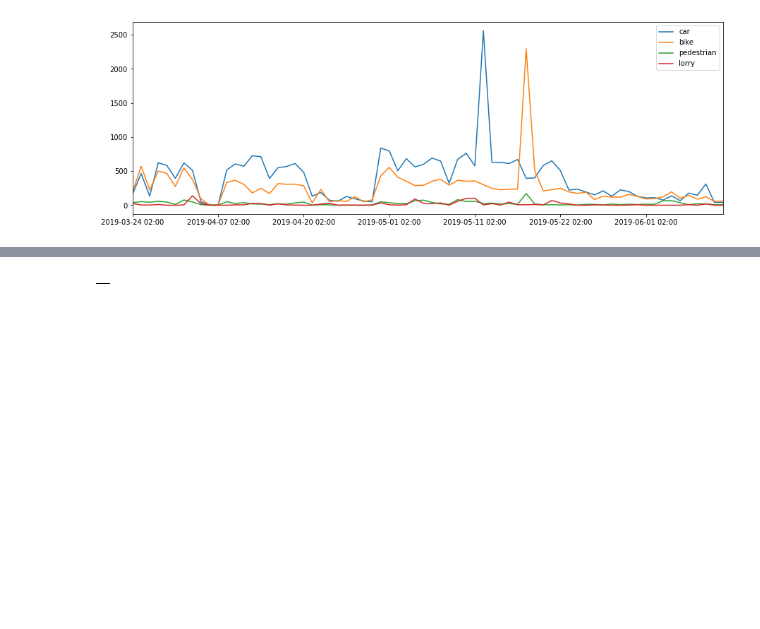
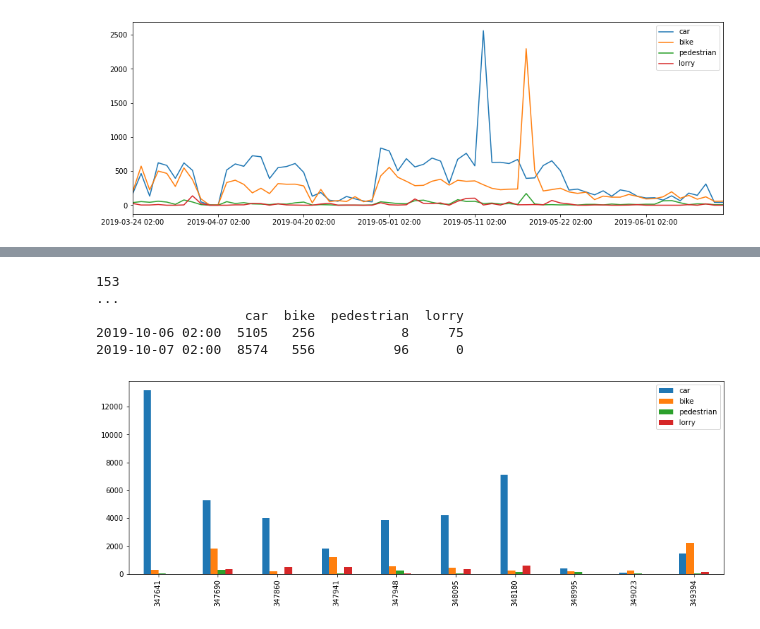
Before and after one commit to eoguzinci/KUL_Datathon_Laqua, a Jupyter notebook: Telraam/main.ipynb, the cells around one changed output, grey strips where cells are left out. Cells and saved outputs as stored; diff of their text form; code cells hidden in the pictures; blank space fills up the shorter version.

```diff
--- a/Telraam/main.ipynb
+++ b/Telraam/main.ipynb
@@ -261,20 +297,26 @@ dfsegment.plot(figsize=(15,5));
 # %%
 dfAllSegment = pd.DataFrame()
+print(len(LeuvenSegmentIDs))
 for x in LeuvenSegmentIDs:
     url = "https://telraam-api.net/v0/reports/" + str(x)
-    param = "{\n    \"time_start\": \"2019-05-17 00:01\",\n    \"time_end\": \"2019-05-18 23:59\",\n    \"level\": \"segments\",\n    \"format\": \"per-day\"\n}"
+    param = "{\n    \"time_start\": \"2019-05-19 00:01\",\n    \"time_end\": \"2019-05-19 23:59\",\n    \"level\": \"segments\",\n    \"format\": \"per-day\"\n}"
     headers = {'Content-Type': 'application/json'}
     r = requests.request("POST", url, headers=headers,data = param)
 
     info = r.json()['report'][:]
-    if len(info)==0:
-        break
-    else:
-        print(x)
-        df_info = pd.DataFrame({'car':info['car'],'bike':info['bike'],'pedestrian':info['pedestrian'],'lorry':info['lorry']})
-        df_info.set_index(x)
-        dfAllSegment = pd.concat([dfsegment,df_info],axis=0)
+    if len(info)!=0:
+        info = info[0]
+        df_info = pd.DataFrame({'car':info['car'],'bike':info['bike'],'pedestrian':info['pedestrian'],'lorry':info['lorry']},index=[info['segment_id']])
+        dfAllSegment = pd.concat([dfAllSegment,df_info],axis=0)
 
 dfAllSegment.head(4)
+print('...')
+print(dfsegment.tail(4))
+dfAllSegment.head(10).plot.bar(figsize=(15,5));
 # %% [output]
-|  |
+153
+...
+                   car  bike  pedestrian  lorry
+2019-10-06 02:00  5105   256           8     75
+2019-10-07 02:00  8574   556          96      0
+[figure, added]
```
Also changed, not shown: parts of 7 cells of this notebook, 1 other file.
